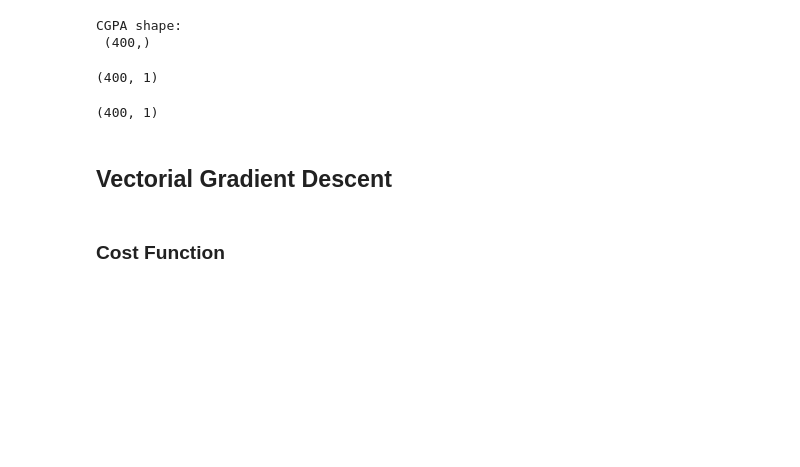
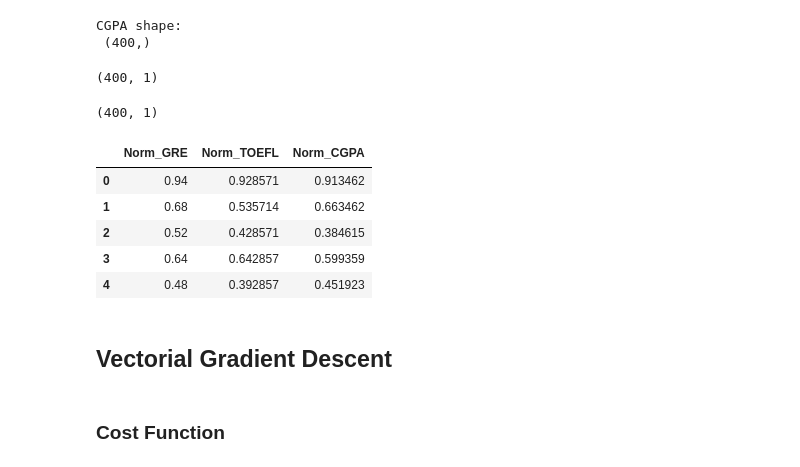
Before and after one commit to Fernando0107/Vectorial_Gradient_Descent_NORM, a Jupyter notebook: Lab_VGDN.ipynb, the cells around one changed output. Drawn from its saved outputs; the diff is of its cells as text; code cells hidden in the pictures; blank space fills up the shorter version.

```diff
--- a/Lab_VGDN.ipynb
+++ b/Lab_VGDN.ipynb
@@ -522,10 +525,23 @@ x_cgpa.shape
 norma = preprocessing.MinMaxScaler()
 x_cgpa_scaled = norma.fit_transform(x_cgpa)
 df_normalized_cgpa = pd.DataFrame(x_cgpa_scaled)
+df['Norm_CGPA'] = df_normalized_cgpa
 
 x_cgpa_scaled.shape
 # %% [output]
 (400, 1)
+# %%
+names = ['Norm_GRE','Norm_TOEFL', 'Norm_CGPA']
+x_multi = df[names]
+
+x_multi.head()
+# %% [output]
+|  | Norm_GRE | Norm_TOEFL | Norm_CGPA |
+| 0 | 0.94 | 0.928571 | 0.913462 |
+| 1 | 0.68 | 0.535714 | 0.663462 |
+| 2 | 0.52 | 0.428571 | 0.384615 |
+| 3 | 0.64 | 0.642857 | 0.599359 |
+| 4 | 0.48 | 0.392857 | 0.451923 |
 # %% [markdown]
 ## Vectorial Gradient Descent
 # %% [markdown]
```
Also changed, not shown: parts of 21 cells of this notebook.
